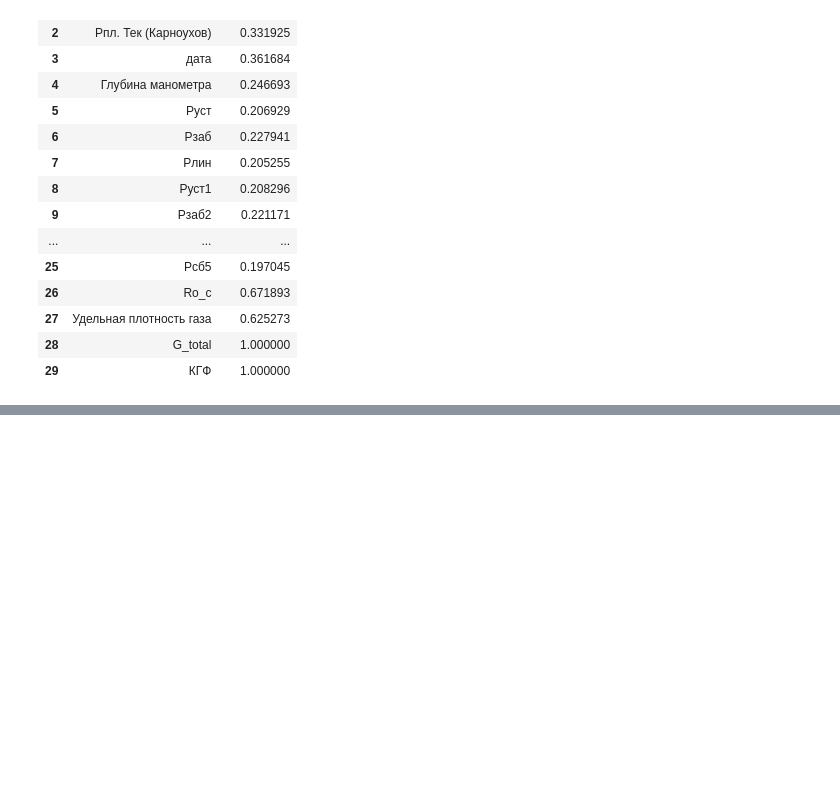
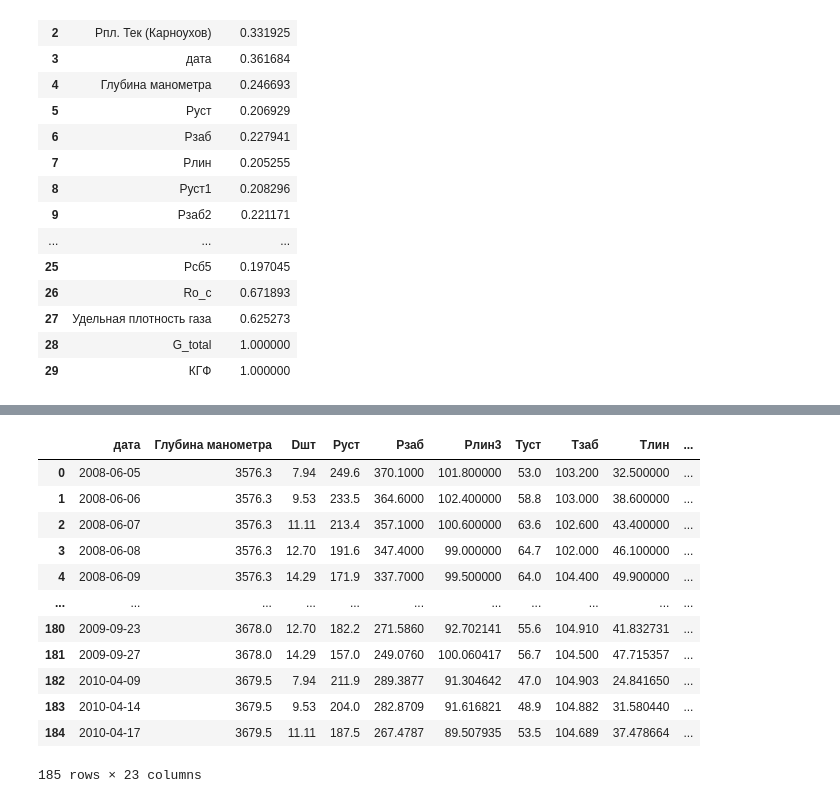
Before and after one commit to myPar/ML, a Jupyter notebook: TPNN_2023/lab1/prepare_dataset_baseline.ipynb, the cells around one changed output, grey strips where cells are left out. Saved outputs shown, nothing was run; the diff lists cells and outputs as text; code cells hidden in the pictures; blank space fills up the shorter version.

Commit message:
implement removing redurant correlated attributes lab1 finished

```diff
--- a/TPNN_2023/lab1/prepare_dataset_baseline.ipynb
+++ b/TPNN_2023/lab1/prepare_dataset_baseline.ipynb
@@ -700,0 +718,19 @@ fig.write_image(base_dir + "attribute_importance_lab1.pdf")
+# %%
+removed_attributes = ['Pлин', 'Руст1', 'Рзаб2', 'Тна шлейфе', 'Дебит газа', 'Дебит воды', 'Pсб5']
+
+df.drop(removed_attributes, axis=1, inplace=True)
+df
+# %% [output]
+|  | дата | Глубина манометра | Dшт | Руст | Рзаб | Pлин3 | Туст | Тзаб | Tлин | ... |
+| 0 | 2008-06-05 | 3576.3 | 7.94 | 249.6 | 370.1000 | 101.800000 | 53.0 | 103.200 | 32.500000 | ... |
+| 1 | 2008-06-06 | 3576.3 | 9.53 | 233.5 | 364.6000 | 102.400000 | 58.8 | 103.000 | 38.600000 | ... |
+| 2 | 2008-06-07 | 3576.3 | 11.11 | 213.4 | 357.1000 | 100.600000 | 63.6 | 102.600 | 43.400000 | ... |
+| 3 | 2008-06-08 | 3576.3 | 12.70 | 191.6 | 347.4000 | 99.000000 | 64.7 | 102.000 | 46.100000 | ... |
+| 4 | 2008-06-09 | 3576.3 | 14.29 | 171.9 | 337.7000 | 99.500000 | 64.0 | 104.400 | 49.900000 | ... |
+| ... | ... | ... | ... | ... | ... | ... | ... | ... | ... | ... |
+| 180 | 2009-09-23 | 3678.0 | 12.70 | 182.2 | 271.5860 | 92.702141 | 55.6 | 104.910 | 41.832731 | ... |
+| 181 | 2009-09-27 | 3678.0 | 14.29 | 157.0 | 249.0760 | 100.060417 | 56.7 | 104.500 | 47.715357 | ... |
+| 182 | 2010-04-09 | 3679.5 | 7.94 | 211.9 | 289.3877 | 91.304642 | 47.0 | 104.903 | 24.841650 | ... |
+| 183 | 2010-04-14 | 3679.5 | 9.53 | 204.0 | 282.8709 | 91.616821 | 48.9 | 104.882 | 31.580440 | ... |
+| 184 | 2010-04-17 | 3679.5 | 11.11 | 187.5 | 267.4787 | 89.507935 | 53.5 | 104.689 | 37.478664 | ... |
+185 rows × 23 columns
```
Also changed, not shown: parts of 5 cells of this notebook.
